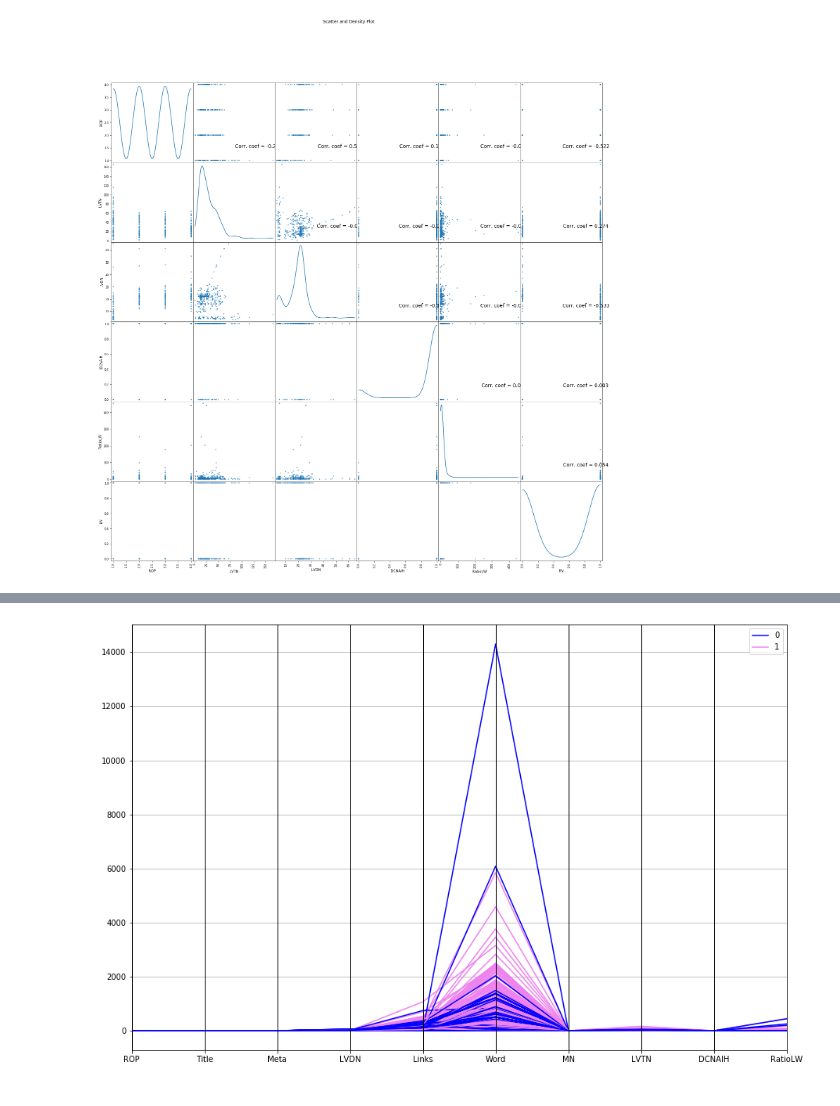
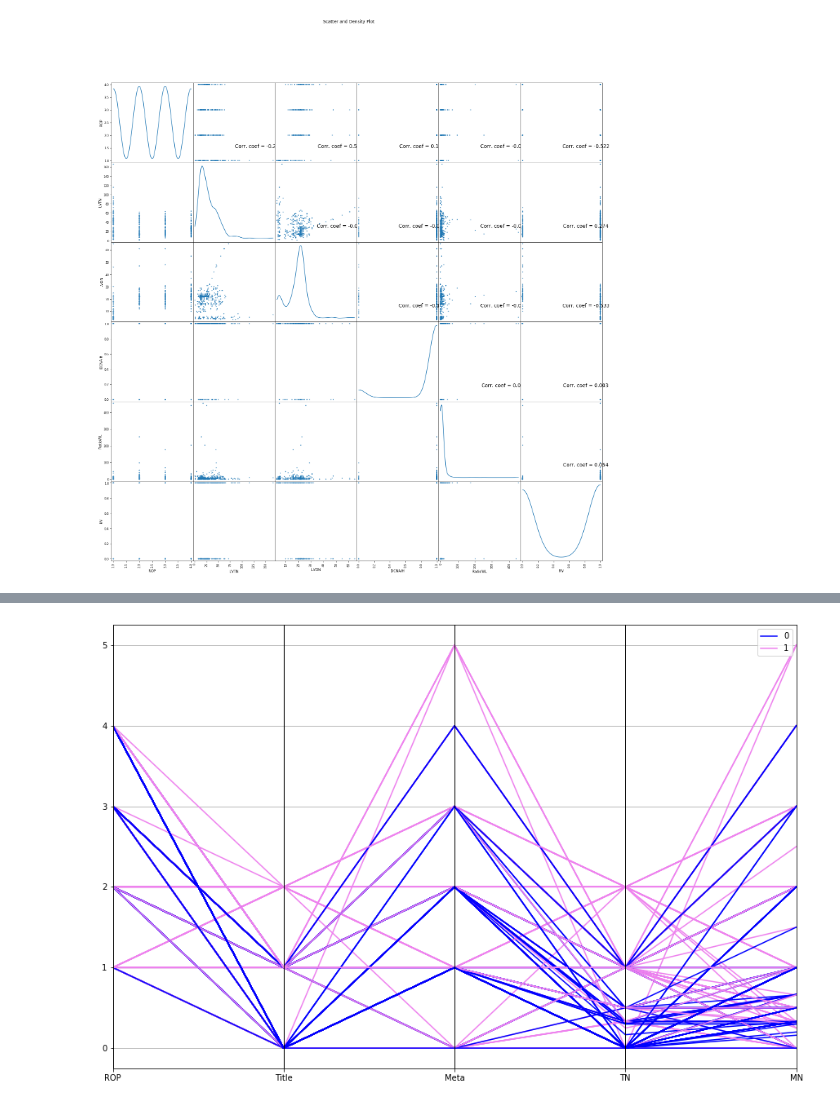
Before and after one commit to priyanshusankhala/Research-paper, a Jupyter notebook: analysis.ipynb, the cells around one changed output, grey strips where cells are left out. Saved outputs shown, nothing was run; the diff lists cells and outputs as text; code cells hidden in the pictures.

```diff
--- a/analysis.ipynb
+++ b/analysis.ipynb
@@ -184,8 +322,8 @@ df1.head()
 # %%
 # Parallel Plot
-d = df1[['ROP', 'Title', 'Meta', 'LVDN', 'Links', 'Word', 'MN','LVTN','DCNAIH','RatioLW','RV']]
+d = df1[['ROP', 'Title', 'Meta','TN','MN','RV']]
 plt.figure(figsize=(15, 10))
 parallel_coordinates(d, "RV", color =['blue', "violet"])
 plt.show()
 # %% [output]
-[figure, old version]
+[figure, new version]
```
Also changed, not shown: parts of 24 cells of this notebook.
